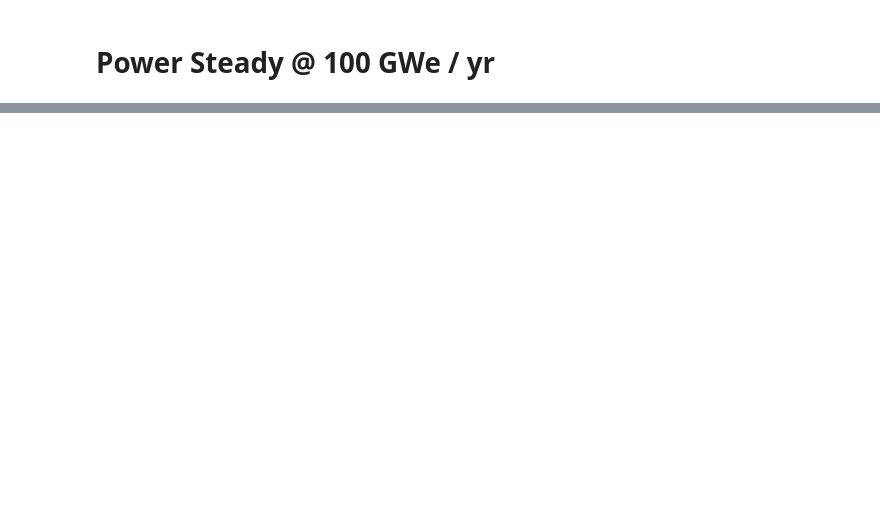
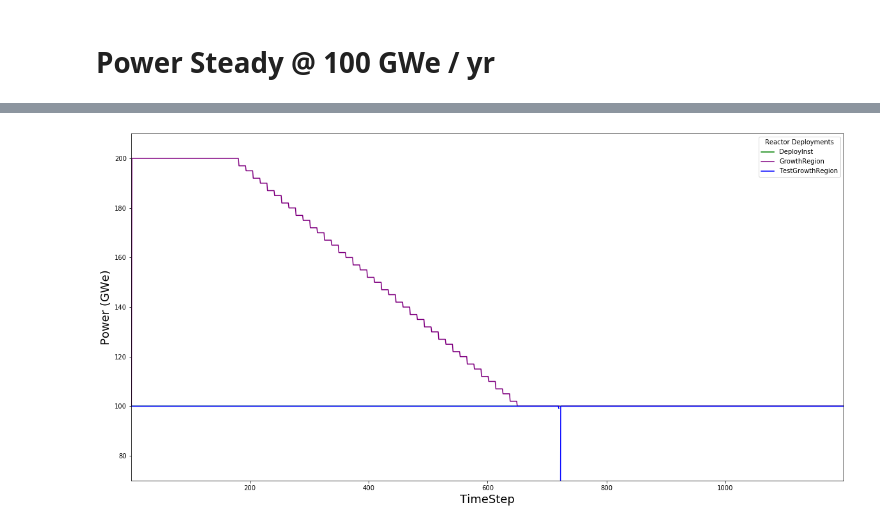
Before and after one commit to opotowsky/EG01_OPRA, a Jupyter notebook: testing_EG01.ipynb, the cells around one changed output, grey strips where cells are left out. Cells and saved outputs as stored; diff of their text form; code cells hidden in the pictures; blank space fills up the shorter version.

```diff
--- a/testing_EG01.ipynb
+++ b/testing_EG01.ipynb
@@ -107,2 +118,12 @@ plt.show()
 # %% [markdown]
 # Power Steady @ 100 GWe / yr
+# %%
+df_d = evd.eval('TimeSeriesPower')
+df_g = evg.eval('TimeSeriesPower')
+df_t = evt.eval('TimeSeriesPower')
+# power in GWe
+power_d = df_d.groupby(['Time'])['Value'].sum() / 1000.0
+power_g = df_g.groupby(['Time'])['Value'].sum() / 1000.0
+power_t = df_t.groupby(['Time'])['Value'].sum() / 1000.0
+
+power = pd.DataFrame({'deploy_pwr' : power_d, 'growth_pwr' : power_g, 'test_pwr' : power_t}, index=power_d.index).reset_index()
@@ -108,0 +146,15 @@ plt.show()
+# %%
+colors = ['green', 'purple', 'blue']
+ax = power.plot(x='Time', figsize=(20,10), legend=False, color=colors)
+legend = plt.legend()
+legend.get_texts()[0].set_text('DeployInst')
+legend.get_texts()[1].set_text('GrowthRegion')
+legend.get_texts()[2].set_text('TestGrowthRegion')
+legend.set_title('Reactor Deployments')
+plt.xlabel(r'TimeStep', fontsize=18)
+plt.ylabel(r'Power (GWe)',fontsize=18)
+ax.set_ylim(70, 210)
+#ax.set_xlim(175, 210)
+plt.show()
+# %% [output]
+[figure, added]
```
Also changed, not shown: parts of 8 cells of this notebook, 4 other files.
